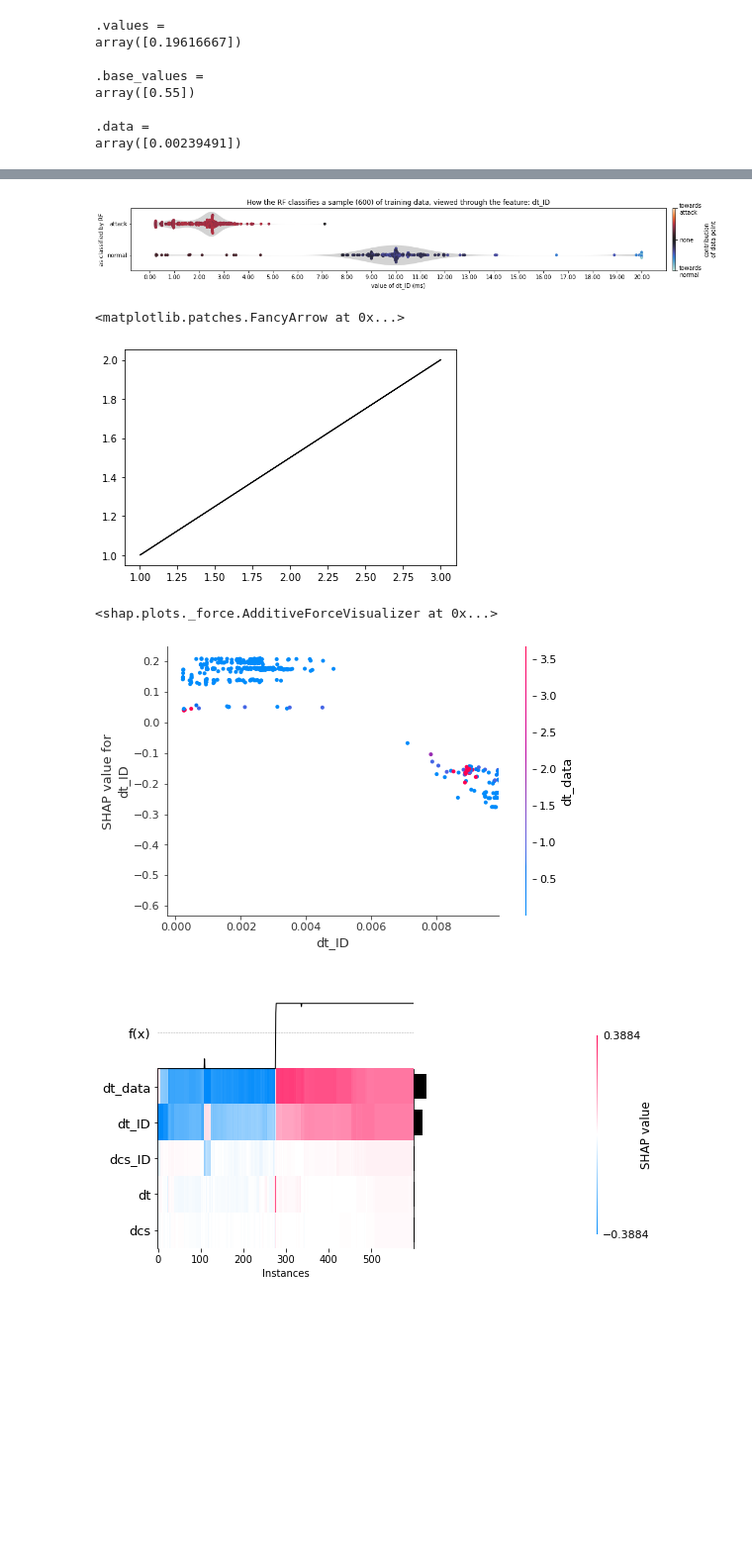
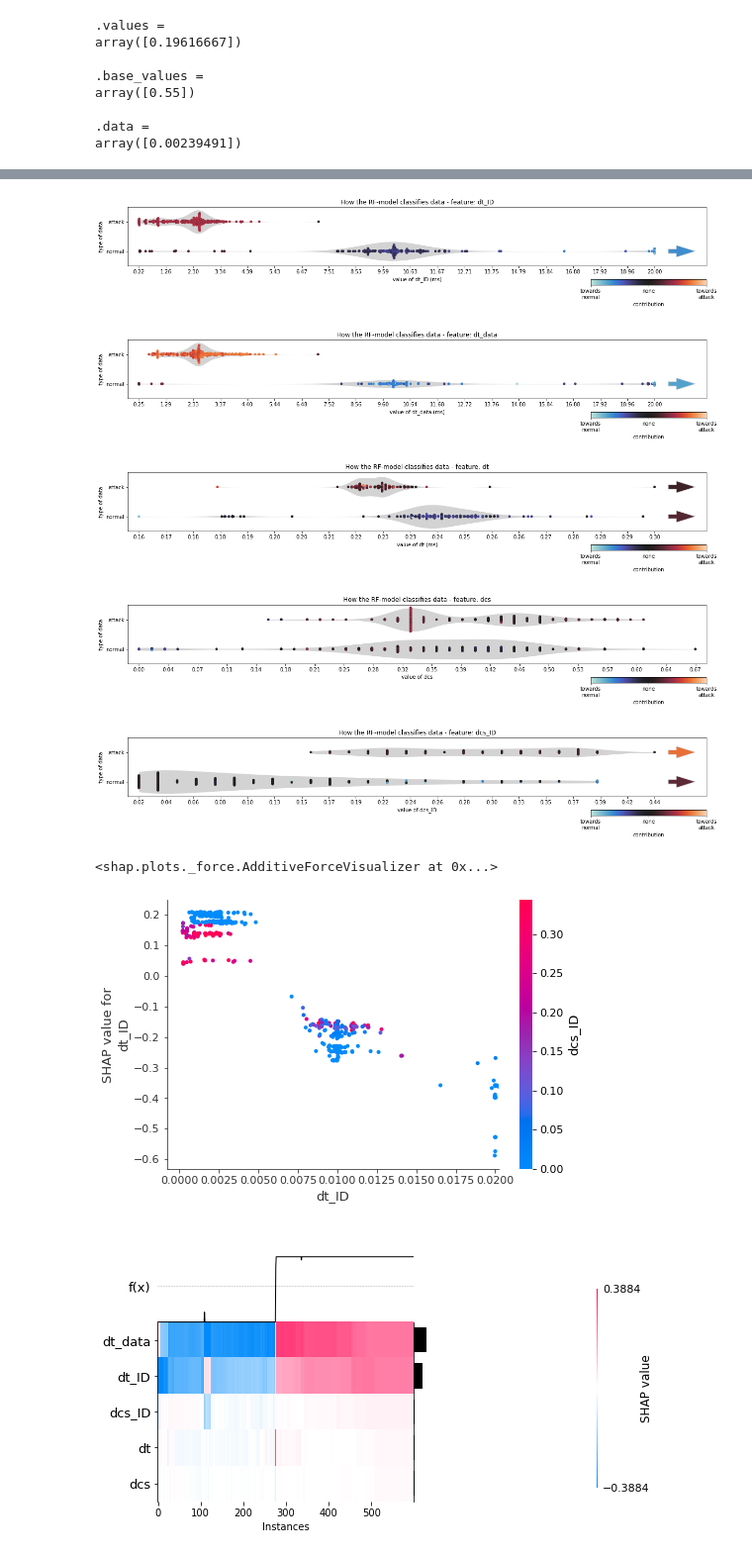
Before and after one commit to hampu5/ml-classify, a Jupyter notebook: ml_classify/rf-book.ipynb, the cells around one changed output, grey strips where cells are left out. Shown at 99% size. Drawn from its saved outputs; the diff is of its cells as text; code cells hidden in the pictures; blank space fills up the shorter version.

```diff
--- a/ml_classify/rf-book.ipynb
+++ b/ml_classify/rf-book.ipynb
@@ -373,13 +363,15 @@ plot_test(pd.concat([X_train_exp, y_train_exp], axis=1), shap_all, "dcs_ID", tri
 # %%
-plot_exp(pd.concat([X_train_exp, y_train_exp], axis=1), shap_all, "dt_ID", trim=(0, 0.02), scale=True)
-plot_exp(pd.concat([X_train_exp, y_train_exp], axis=1), shap_all, "dt_data", trim=(0, 0.02), scale=True)
-plot_exp(pd.concat([X_train_exp, y_train_exp], axis=1), shap_all, "dt", trim=(0, 0.0005), scale=True, y_squish=20)
+plot_exp(pd.concat([X_train_exp, y_train_exp], axis=1), shap_all, "dt_ID", trim=(0, 0.02), scale=1000)
+plot_exp(pd.concat([X_train_exp, y_train_exp], axis=1), shap_all, "dt_data", trim=(0, 0.02), scale=1000)
+plot_exp(pd.concat([X_train_exp, y_train_exp], axis=1), shap_all, "dt", trim=(0, 0.0003), scale=1000, y_squish=20)
 plot_exp(pd.concat([X_train_exp, y_train_exp], axis=1), shap_all, "dcs", trim=(-1, 0.7), y_squish=25)
-plot_exp(pd.concat([X_train_exp, y_train_exp], axis=1), shap_all, "dcs_ID", trim=(0.1, 0.7), y_squish=5)
+plot_exp(pd.concat([X_train_exp, y_train_exp], axis=1), shap_all, "dcs_ID", trim=(0, 0.49), y_squish=10)
 # %% [output]
-[figure, old version]
+[figure, new version]
-<matplotlib.patches.FancyArrow at 0x...>
-[figure, old version]
+[figure, new version]
+[figure, added]
+[figure, added]
+[figure, added]
 # %%
 # shap_TP_fuzz = get_explanation(exp, X_train.loc[(y_train == pred_train) & (pred_train == 1) & (name_train == "Fuzzy_dataset_SONATA")])
 # plot_waterfall(shap_TP_fuzz, 0)
@@ -388,9 +380,9 @@ plot_force(shap_all[65])
 # %% [output]
 <shap.plots._force.AdditiveForceVisualizer at 0x...>
 # %%
-plot_dependence(shap_all, "dt_ID", "dt_data", xmax="percentile(70)")
+plot_dependence(shap_all, "dt_ID", "dcs_ID", xmax="percentile(99)")
 # %% [output]
-[figure, old version]
+[figure, new version]
 # %%
 plot_heatmap(shap_all)
 # %% [output]
```
Also changed, not shown: parts of 4 cells of this notebook, 2 other files.
